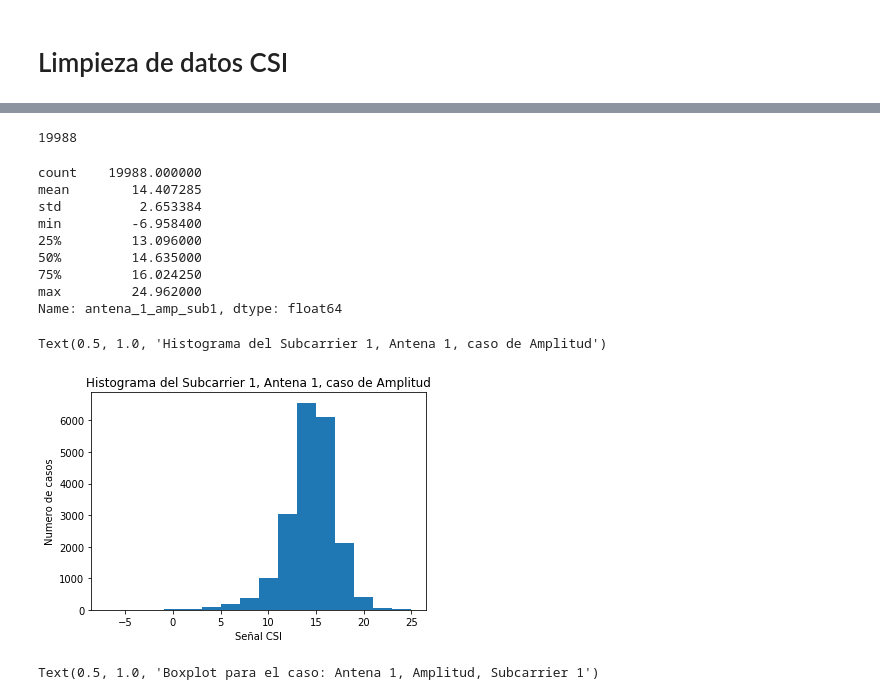
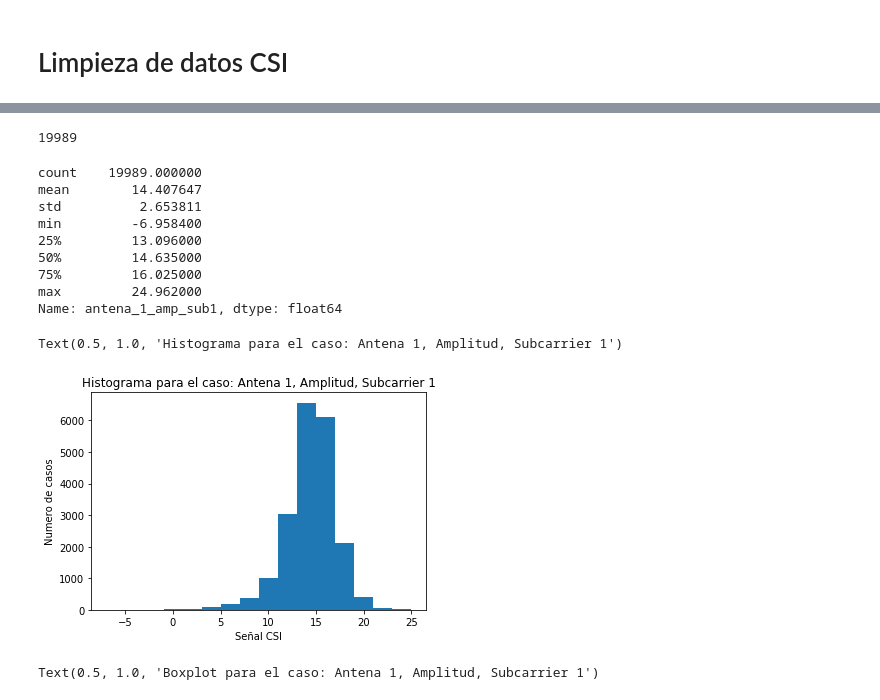
Before and after one commit to RevanTIE/WIFIALR, a Jupyter notebook: CSI_preprocesamiento.ipynb, the cells around one changed output, grey strips where cells are left out. Cells and saved outputs as stored; diff of their text form; code cells hidden in the pictures.

```diff
--- a/CSI_preprocesamiento.ipynb
+++ b/CSI_preprocesamiento.ipynb
@@ -17,2 +52,3 @@ csv_col_list = csv_cols["Column_Names"].tolist()
 # %%
-csv2 = pd.read_csv(csv_data, header=0, names = csv_col_list)
+read_data_h = pd.read_csv(csv_data, names= csv_col_list)
+read_data_h
@@ -35,29 +69,29 @@ csv2
 # %%
-num_reg = np.size(csv2["timestamp"])
+num_reg = np.size(read_data_h["timestamp"])
 num_reg
 # %% [output]
-19988
+19989
 # %%
-csv2["antena_1_amp_sub1"].describe()
+read_data_h["antena_1_amp_sub1"].describe()
 # %% [output]
-count    19988.000000
-mean        14.407285
-std          2.653384
+count    19989.000000
+mean        14.407647
+std          2.653811
 min         -6.958400
 25%         13.096000
 50%         14.635000
-75%         16.024250
+75%         16.025000
 max         24.962000
 Name: antena_1_amp_sub1, dtype: float64
 # %%
 #Histograma para el caso: Antena 1, Amplitud, Subcarrier 1
 k = int(np.ceil(1+np.log2(num_reg)))
-plt.hist(csv2["antena_1_amp_sub1"], bins = k) #bins = [0,30,60,...,200]
+plt.hist(read_data_h["antena_1_amp_sub1"], bins = k) #bins = [0,30,60,...,200]
 plt.xlabel("Señal CSI")
 plt.ylabel("Numero de casos")
 plt.title("Histograma para el caso: Antena 1, Amplitud, Subcarrier 1")
 # %% [output]
-Text(0.5, 1.0, 'Histograma del Subcarrier 1, Antena 1, caso de Amplitud')
+Text(0.5, 1.0, 'Histograma para el caso: Antena 1, Amplitud, Subcarrier 1')
-[figure, old version]
+[figure, new version]
 # %%
 #BoxPlot para el caso: Antena 1, Amplitud, Subcarrier 1
```
Also changed, not shown: parts of 17 cells of this notebook.
